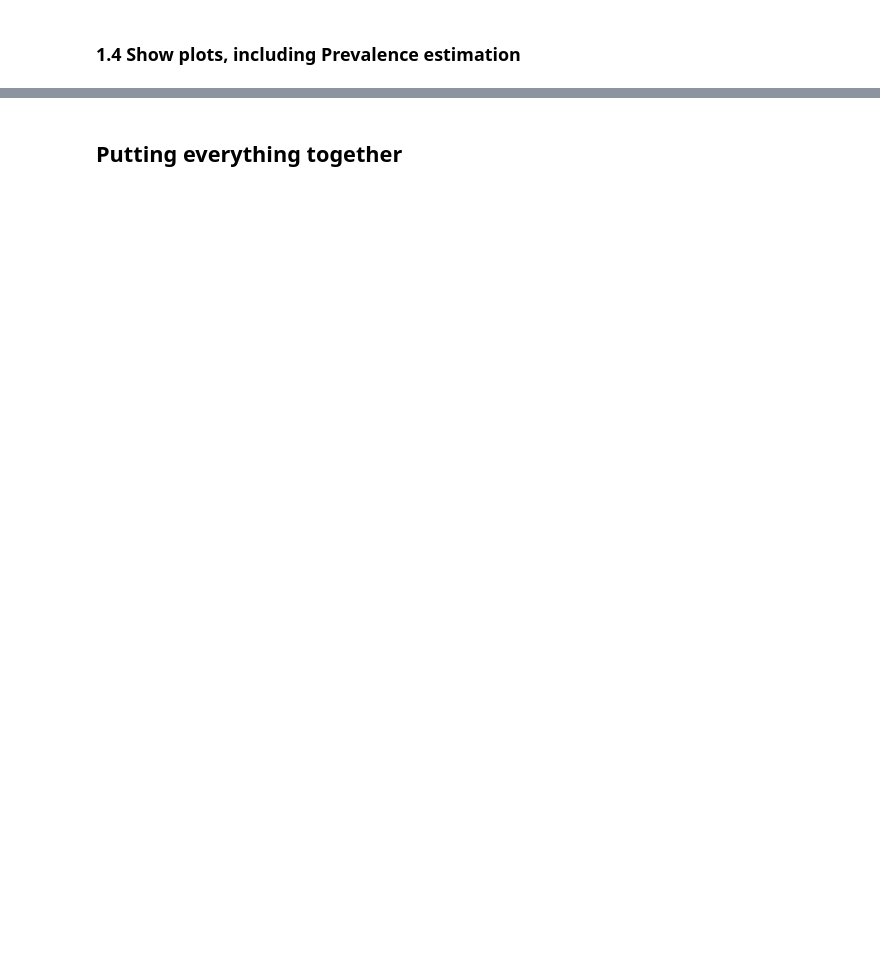
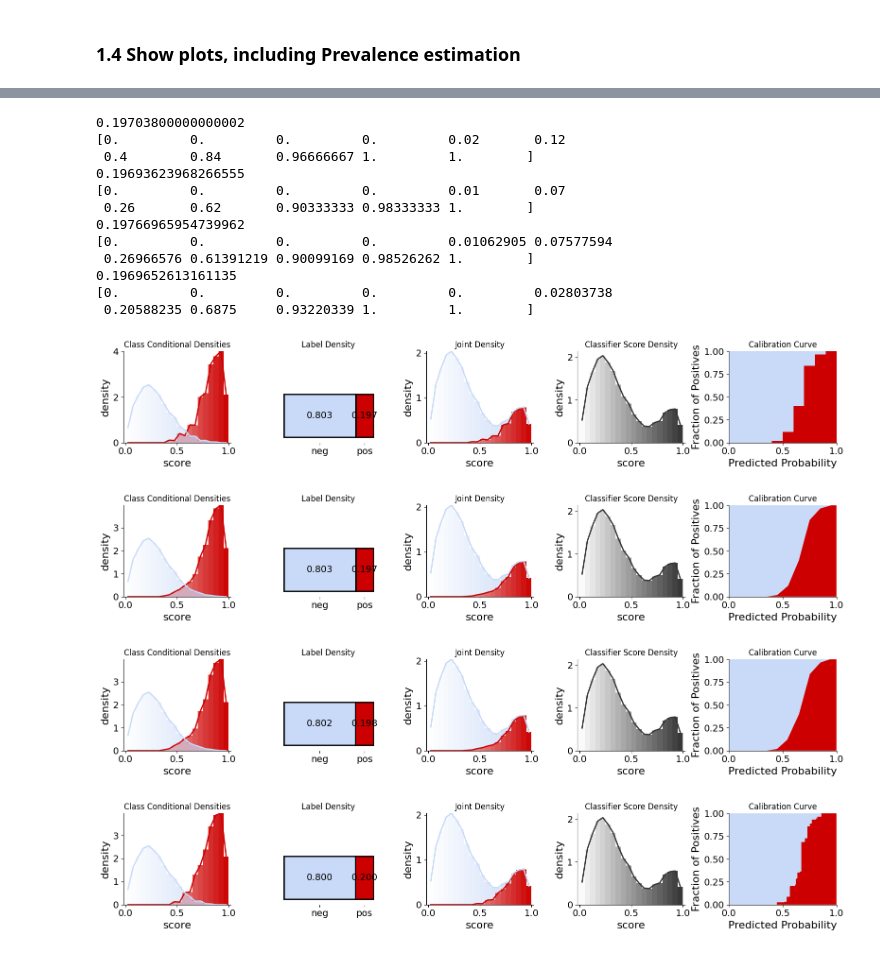
Before and after one commit to avalanchesiqi/pyquantifier, a Jupyter notebook: icwsm_tutorial/Alternate_Calibration_Curves.ipynb, the cells around one changed output, grey strips where cells are left out. Drawn from its saved outputs; the diff is of its cells as text; code cells hidden in the pictures; blank space fills up the shorter version.

Commit message:
Add isotonic regression calibration curve

```diff
--- a/icwsm_tutorial/Alternate_Calibration_Curves.ipynb
+++ b/icwsm_tutorial/Alternate_Calibration_Curves.ipynb
@@ -140,2 +136,5 @@ ValueError: unsupported calibration method, options are platt scaling, temperatu
+# %%
+extrinsic_selected_dataset.update_calibration_curve(method="isotonic regression")
+isotonic_calibration_curve = extrinsic_selected_dataset.calibration_curve
 # %% [markdown]
 ### 1.4 Show plots, including Prevalence estimation
@@ -148,2 +140,0 @@ extrinsic_base_dataset.extrinsic_estimate(calibration_curve=ps_calibration_curve
-# %% [markdown]
-## Putting everything together
@@ -285,0 +141,29 @@ binning_mm_estimate
+# %%
+for cc in [
+    binning_calibration_curve,
+    piecewise_linear_calibration_curve,
+    adjusted_piecewise_linear_calibration_curve,
+    isotonic_calibration_curve,
+]:
+    jd = ExtrinsicJointDistribution(labels, classifier_density, cc)
+    print(extrinsic_base_dataset.extrinsic_estimate(calibration_curve=cc))
+    print(cc.get_calibrated_prob(np.linspace(0, 1, 11)))
+    jd.plot_five_distributions()
+    None
+# %% [output]
+0.19703800000000002
+[0.         0.         0.         0.         0.02       0.12
+ 0.4        0.84       0.96666667 1.         1.        ]
+0.19693623968266555
+[0.         0.         0.         0.         0.01       0.07
+ 0.26       0.62       0.90333333 0.98333333 1.        ]
+0.19766965954739962
+[0.         0.         0.         0.         0.01062905 0.07577594
+ 0.26966576 0.61391219 0.90099169 0.98526262 1.        ]
+0.1969652613161135
+[0.         0.         0.         0.         0.         0.02803738
+ 0.20588235 0.6875     0.93220339 1.         1.        ]
+[figure, added]
+[figure, added]
+[figure, added]
+[figure, added]
```
Also changed, not shown: parts of 12 cells of this notebook, 2 other files.
